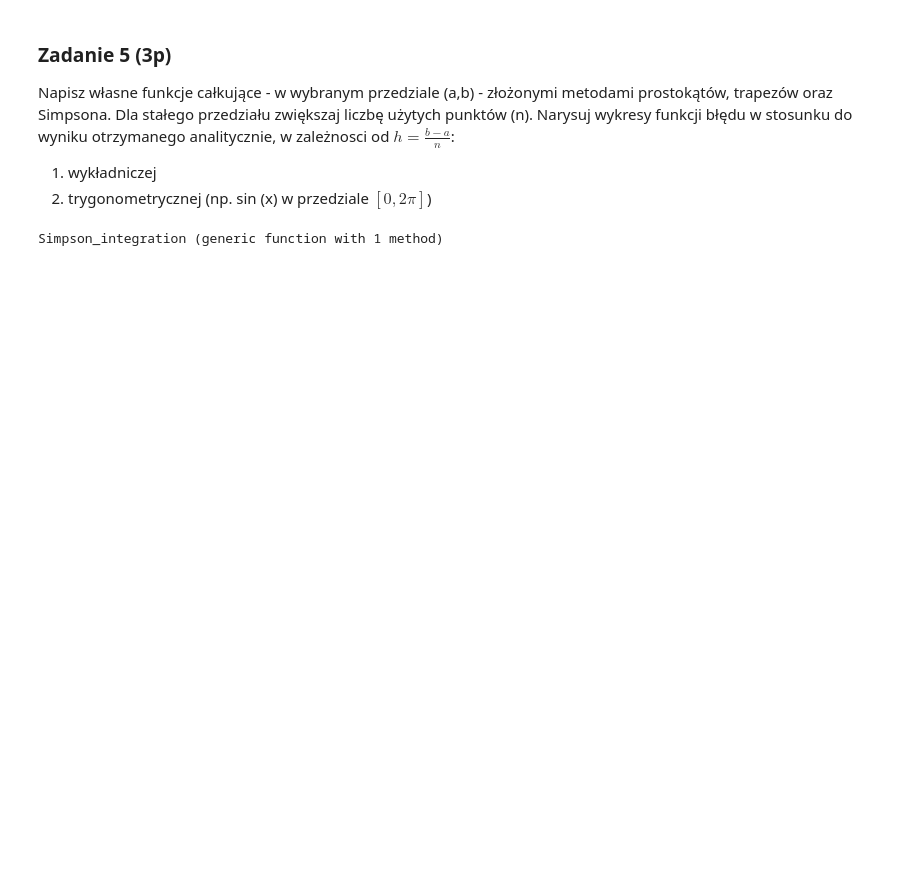
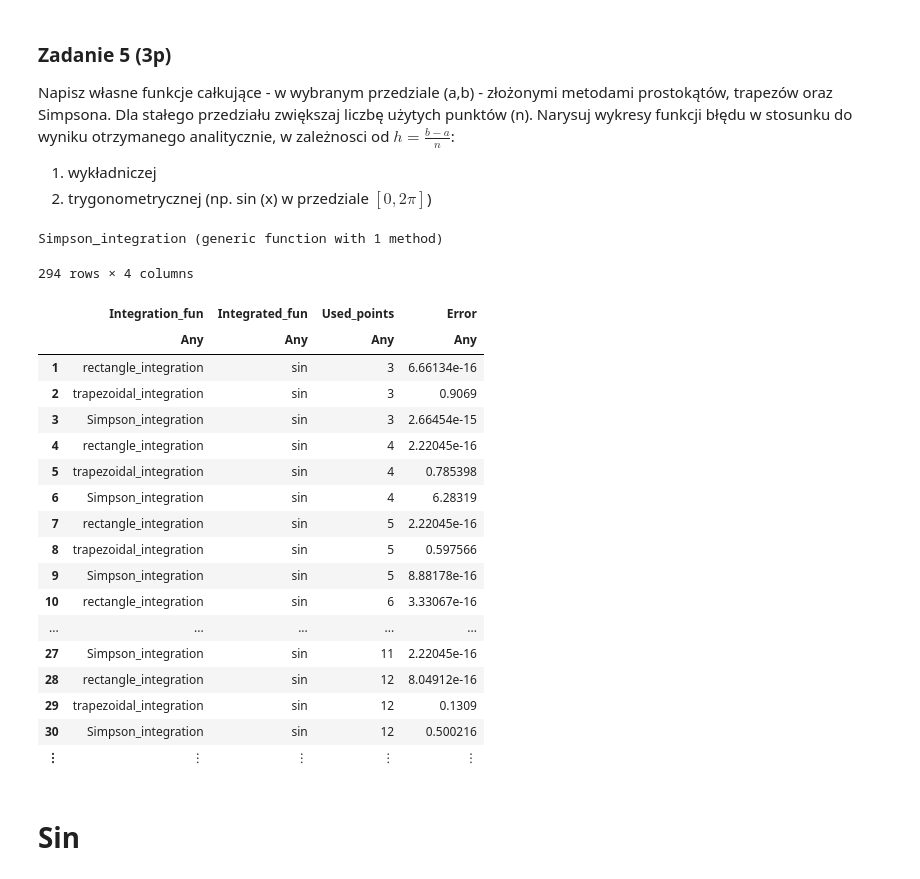
Before and after one commit to DanyKrk/mownit, a Jupyter notebook: lab7/Mownit_Lab7DK.ipynb, the cells around one changed output. Drawn from its saved outputs; the diff is of its cells as text; code cells hidden in the pictures; blank space fills up the shorter version.

```diff
--- a/lab7/Mownit_Lab7DK.ipynb
+++ b/lab7/Mownit_Lab7DK.ipynb
@@ -354,0 +341,49 @@ end
+# %%
+integration_fun = []
+integrated_fun = []
+used_points = []
+error = []
+
+for i in 3:100
+
+    push!(integration_fun, "rectangle_integration")
+    push!(used_points, i)
+    push!(error, abs(rectangle_integration(sin, 0, 2*pi, i) - (-cos(2*pi) + cos(0))))
+    push!(integrated_fun, "sin")
+
+
+    push!(integration_fun, "trapezoidal_integration")
+    push!(used_points, i)
+    push!(error, abs(trapezoidal_integration(sin, 0, 2*pi, i) - (-cos(2*pi) + cos(0))))
+    push!(integrated_fun, "sin")
+
+
+    push!(integration_fun, "Simpson_integration")
+    push!(used_points, i)
+    push!(error, abs(Simpson_integration(sin, 0, 2*pi, i) - (-cos(2*pi) + cos(0))))
+    push!(integrated_fun, "sin")
+end
+# %%
+sin_data_frame = DataFrame(Integration_fun = integration_fun, Integrated_fun = integrated_fun, Used_points = used_points, Error = error)
+# %% [output]
+294 rows × 4 columns
+|  | Integration_fun | Integrated_fun | Used_points | Error |
+|  | Any | Any | Any | Any |
+| 1 | rectangle_integration | sin | 3 | 6.66134e-16 |
+| 2 | trapezoidal_integration | sin | 3 | 0.9069 |
+| 3 | Simpson_integration | sin | 3 | 2.66454e-15 |
+| 4 | rectangle_integration | sin | 4 | 2.22045e-16 |
+| 5 | trapezoidal_integration | sin | 4 | 0.785398 |
+| 6 | Simpson_integration | sin | 4 | 6.28319 |
+| 7 | rectangle_integration | sin | 5 | 2.22045e-16 |
+| 8 | trapezoidal_integration | sin | 5 | 0.597566 |
+| 9 | Simpson_integration | sin | 5 | 8.88178e-16 |
+| 10 | rectangle_integration | sin | 6 | 3.33067e-16 |
+| ... | ... | ... | ... | ... |
+| 27 | Simpson_integration | sin | 11 | 2.22045e-16 |
+| 28 | rectangle_integration | sin | 12 | 8.04912e-16 |
+| 29 | trapezoidal_integration | sin | 12 | 0.1309 |
+| 30 | Simpson_integration | sin | 12 | 0.500216 |
+| ⋮ | ⋮ | ⋮ | ⋮ | ⋮ |
+# %% [markdown]
+# Sin
```
Also changed, not shown: parts of 10 cells of this notebook.
